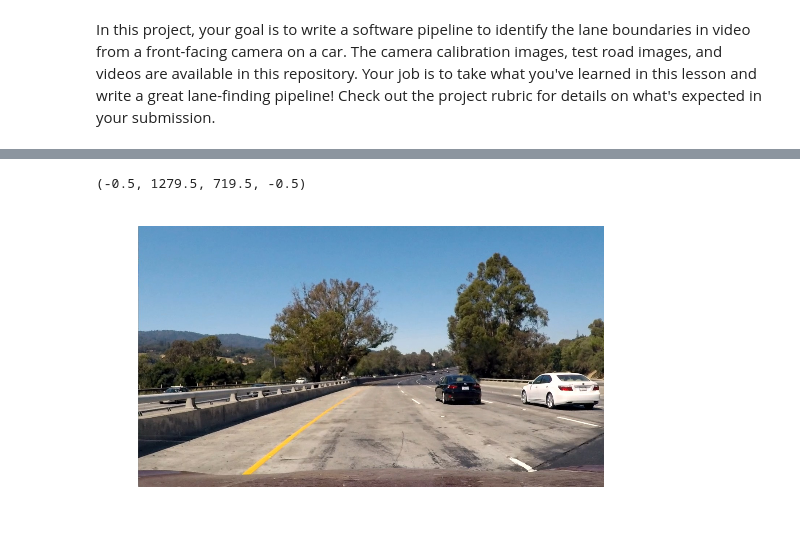
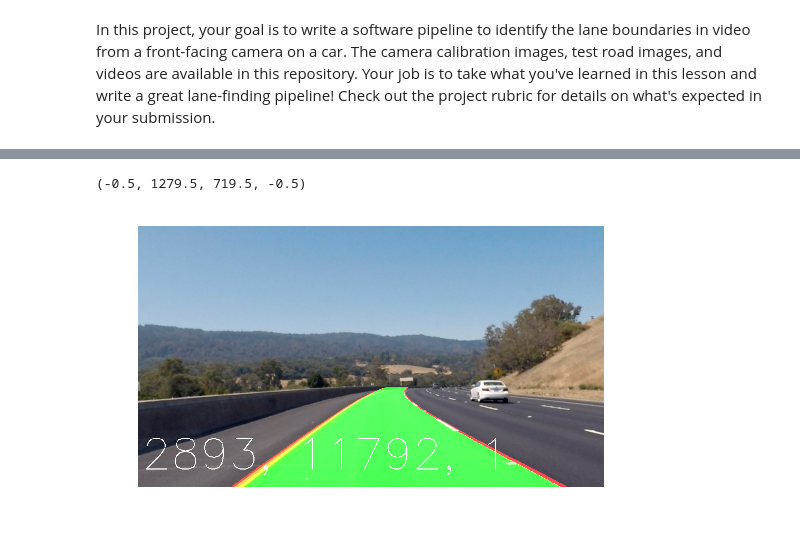
Before and after one commit to yasenh/self-driving-car-ND, a Jupyter notebook: term1/project4-advanced-lane-finding/advanced_lane_finding.ipynb, the cells around one changed output, grey strips where cells are left out. Cells and saved outputs as stored; diff of their text form; code cells hidden in the pictures.

```diff
--- a/term1/project4-advanced-lane-finding/advanced_lane_finding.ipynb
+++ b/term1/project4-advanced-lane-finding/advanced_lane_finding.ipynb
@@ -89,0 +114,12 @@ new camera matrix:
+# %%
+# Reload the data
+pickle_file = 'calibration.pickle'
+with open(pickle_file, 'rb') as f:
+    pickle_data = pickle.load(f)
+    camera_matrix = pickle_data['camera_matrix']
+    dist_coefs = pickle_data['dist_coefs']
+    del pickle_data  # Free up memory
+
+print('Calibration result loaded.')
+print("camera matrix:\n", camera_matrix)
+print("distortion coefficients:\n", dist_coefs.ravel())
@@ -455,21 +511,24 @@ def process_image(image):
     curverad_str = str(left_line.radius_of_curvature) + ", " + str(right_line.radius_of_curvature) + ", " + str(sliding_win.confidence)
     cv2.putText(result, curverad_str, (10,height - 50), font, 4, (255, 255, 255), 2)
 
-    cv2.imshow('input', image)
+
 # #   cv2.imshow('output_H', h_binary)
 # #   cv2.imshow('output_S', s_binary)
 # #   cv2.imshow('output_combine_color', color_binary)
 # #   cv2.imshow('output_grad', sxbinary)
-    cv2.imshow('output_combine', combined_binary)
+
+#     cv2.imshow('input', image)
+#     cv2.imshow('output_combine', combined_binary)
 #     cv2.imshow('mask', masked_binary)
-    cv2.imshow('warped', warped_binary)
-    cv2.imshow('slide', sliding_window_img)
-    cv2.imshow('warped_left', warped_left_binary)
-    cv2.imshow('warped_right', warped_right_binary)
-    cv2.imshow('line', line_image)
-    cv2.imshow('result', result)
+#     cv2.imshow('warped', warped_binary)
+#     cv2.imshow('slide', sliding_window_img)
+#     cv2.imshow('warped_left', warped_left_binary)
+#     cv2.imshow('warped_right', warped_right_binary)
+#     cv2.imshow('line', line_image)
+#     cv2.imshow('result', result)
 
-    cv2.waitKey(1)
+#     cv2.waitKey(1)
 
-    return image
+    result = cv2.cvtColor(result, cv2.COLOR_BGR2RGB)
+    return result
 # %%
@@ -488,10 +550,12 @@ Wall time: 6min 8s
 # %%
-img = mpimg.imread('test_images/test1.jpg')
+left_line = Line()
+right_line = Line()
+sliding_win = SlidingWindow()
+img = mpimg.imread('test_images/test3.jpg')
 out = process_image(img)
-out = cv2.cvtColor(out, cv2.COLOR_BGR2RGB)
 plt.imshow(out)
 plt.axis('off')
 # %% [output]
 (-0.5, 1279.5, 719.5, -0.5)
-[figure, old version]
+[figure, new version]
 # %%
```
Also changed, not shown: parts of 11 cells of this notebook, 1 other file.
